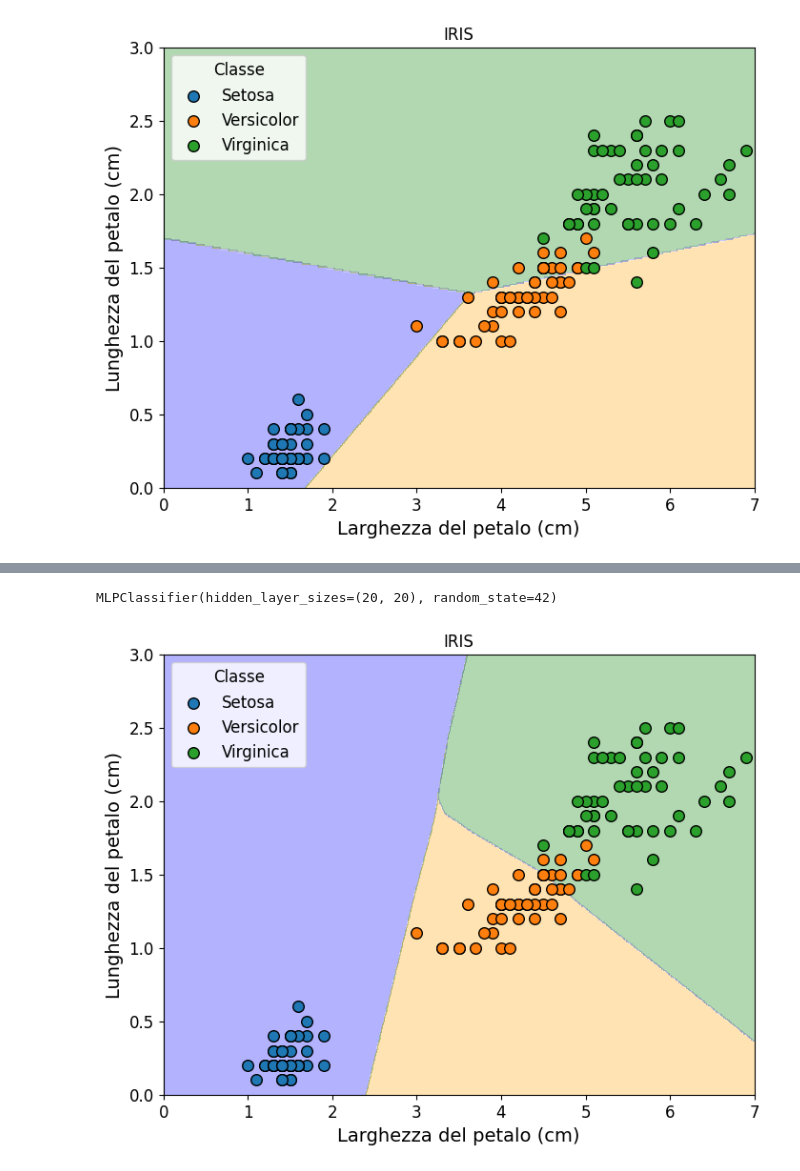
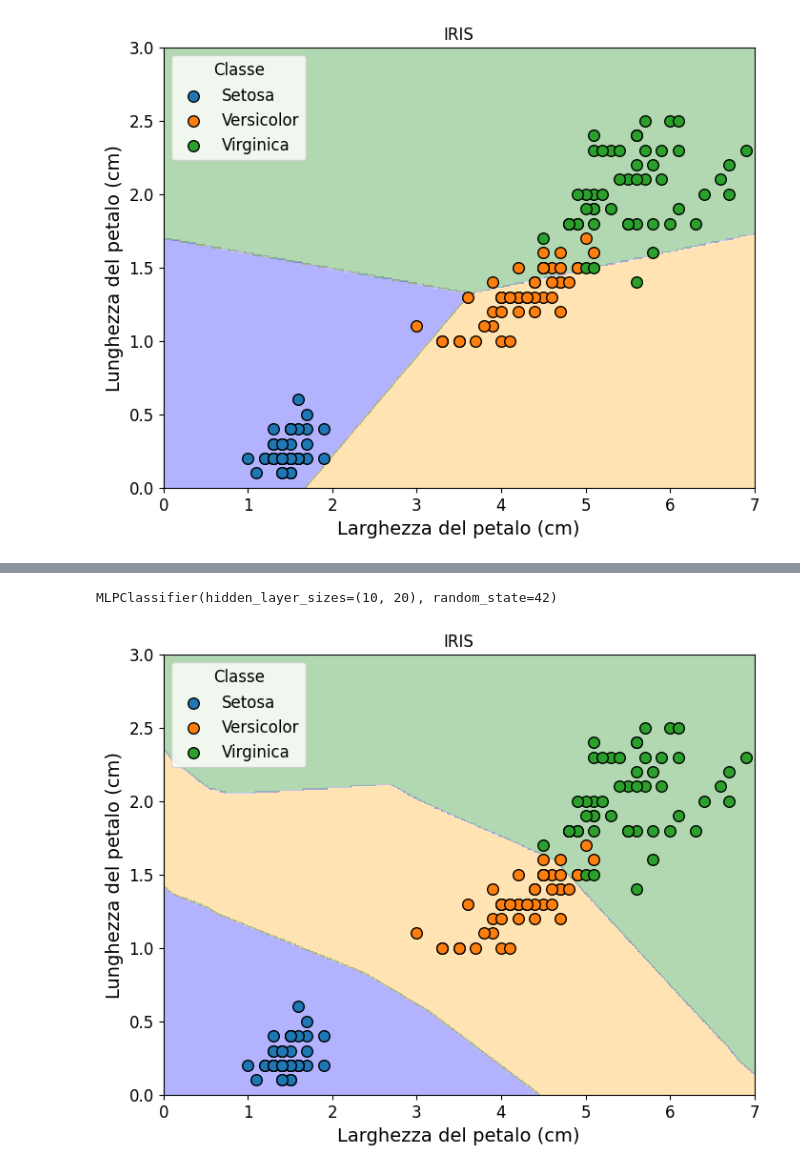
Before and after one commit to w4bo/teaching-handsondatapipelines, a Jupyter notebook: materials/14-Iris.solution.ipynb, the cells around one changed output, grey strips where cells are left out. Cells and saved outputs as stored; diff of their text form; code cells hidden in the pictures.

```diff
--- a/materials/14-Iris.solution.ipynb
+++ b/materials/14-Iris.solution.ipynb
@@ -384,11 +384,11 @@ Perceptron()
 [figure]
 # %%
 from sklearn.neural_network import MLPClassifier
-plot_boundary(MLPClassifier(hidden_layer_sizes=(20, 20), random_state=42), "mlp_cplot")
+plot_boundary(MLPClassifier(hidden_layer_sizes=(10, 20), random_state=42), "mlp_cplot")
 # %% [output]
 [interactive output not drawn]
 [interactive output not drawn]
 [interactive output not drawn]
 [interactive output not drawn]
-MLPClassifier(hidden_layer_sizes=(20, 20), random_state=42)
+MLPClassifier(hidden_layer_sizes=(10, 20), random_state=42)
-[figure, old version]
+[figure, new version]
```
